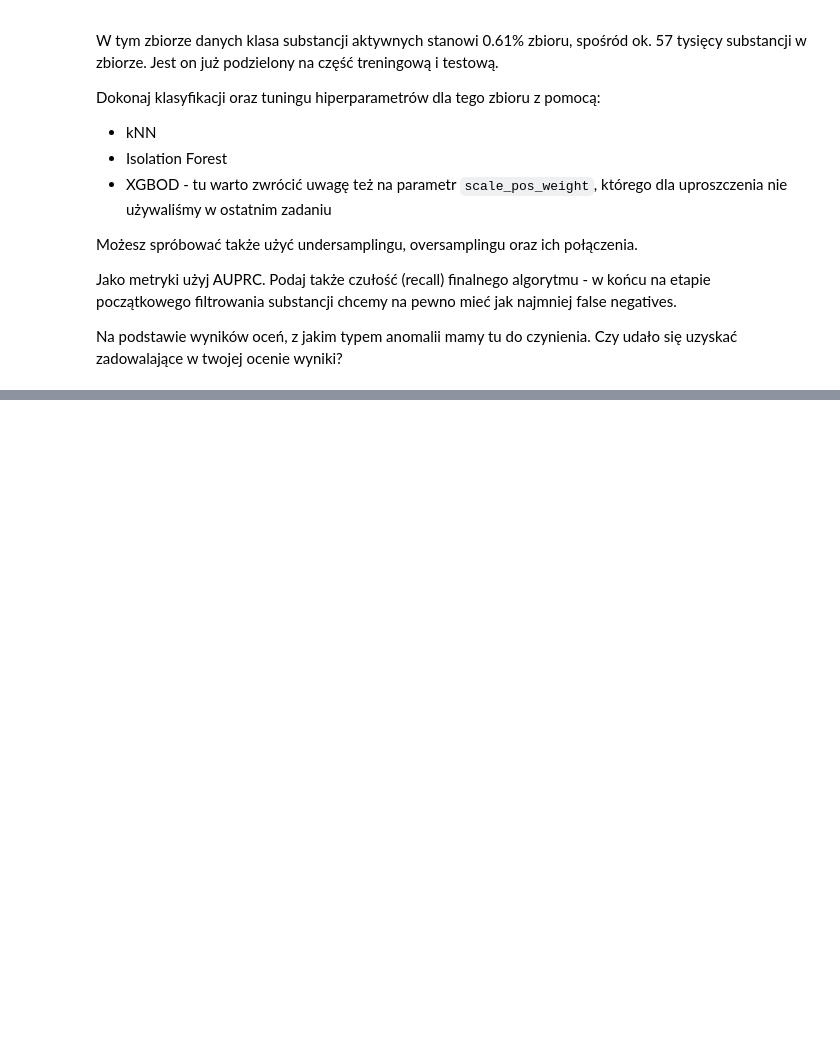
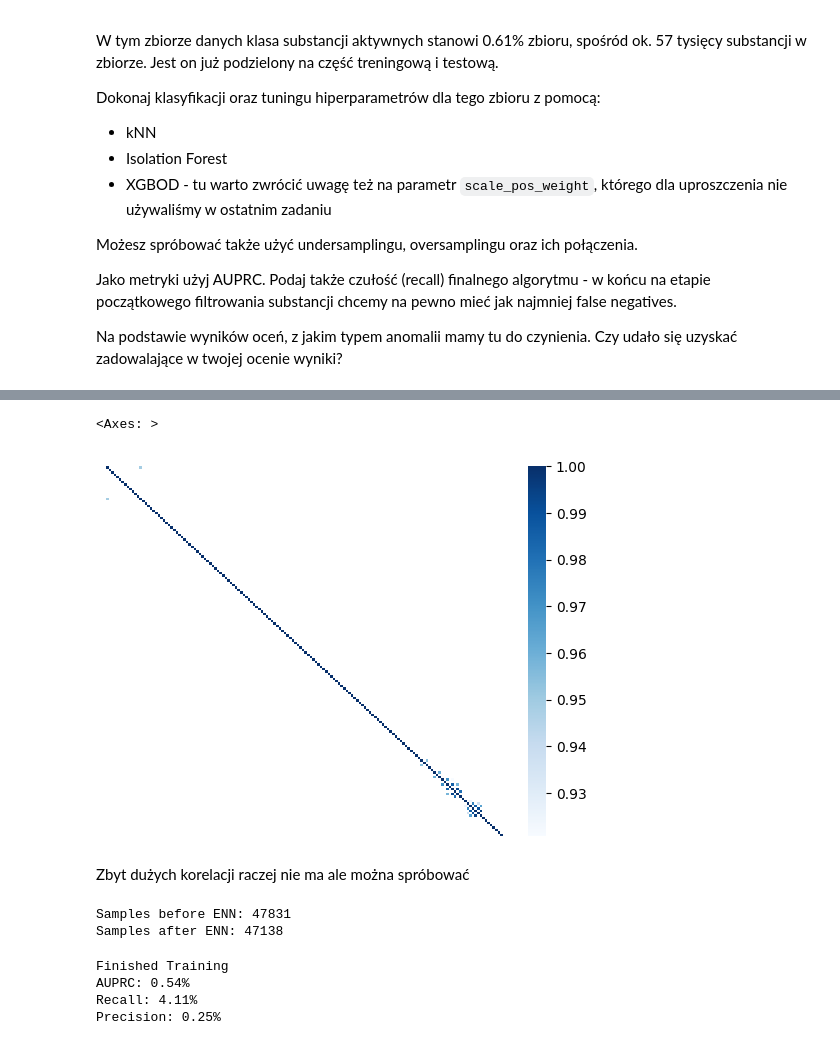
Before and after one commit to michal200292/Machine-Learning-Fundamentals, a Jupyter notebook: lab5/notebook_5.ipynb, the cells around one changed output, grey strips where cells are left out. Cells and saved outputs as stored; diff of their text form; code cells hidden in the pictures; blank space fills up the shorter version.

```diff
--- a/lab5/notebook_5.ipynb
+++ b/lab5/notebook_5.ipynb
@@ -814,0 +966,7 @@ Na podstawie wyników oceń, z jakim typem anomalii mamy tu do czynienia. Czy ud
+# %%
+sb.heatmap(corr[corr >= 0.9], cmap="Blues", xticklabels=False, yticklabels=False)
+# %% [output]
+<Axes: >
+[figure, added]
+# %% [markdown]
+Zbyt dużych korelacji raczej nie ma ale można spróbować
@@ -814,0 +984,8 @@ Na podstawie wyników oceń, z jakim typem anomalii mamy tu do czynienia. Czy ud
+# %%
+enn = EditedNearestNeighbours()
+print(f"Samples before ENN: {len(X_train)}")
+X_train, y_train = enn.fit_resample(X_train, y_train)
+print(f"Samples after ENN: {len(X_train)}")
+# %% [output]
+Samples before ENN: 47831
+Samples after ENN: 47138
@@ -814,0 +997,7 @@ Na podstawie wyników oceń, z jakim typem anomalii mamy tu do czynienia. Czy ud
+# %%
+train_and_assess_model(iforest, X_train, y_train, X_test, y_test)
+# %% [output]
+Finished Training
+AUPRC: 0.54%
+Recall: 4.11%
+Precision: 0.25%
```
Also changed, not shown: parts of 45 cells of this notebook, 4 other files.
